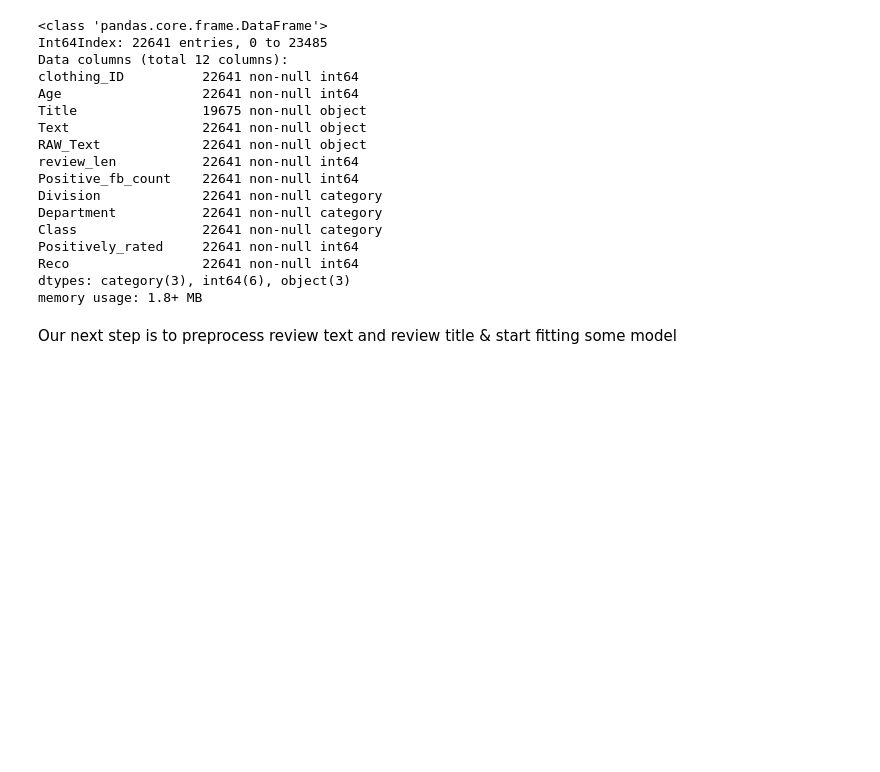
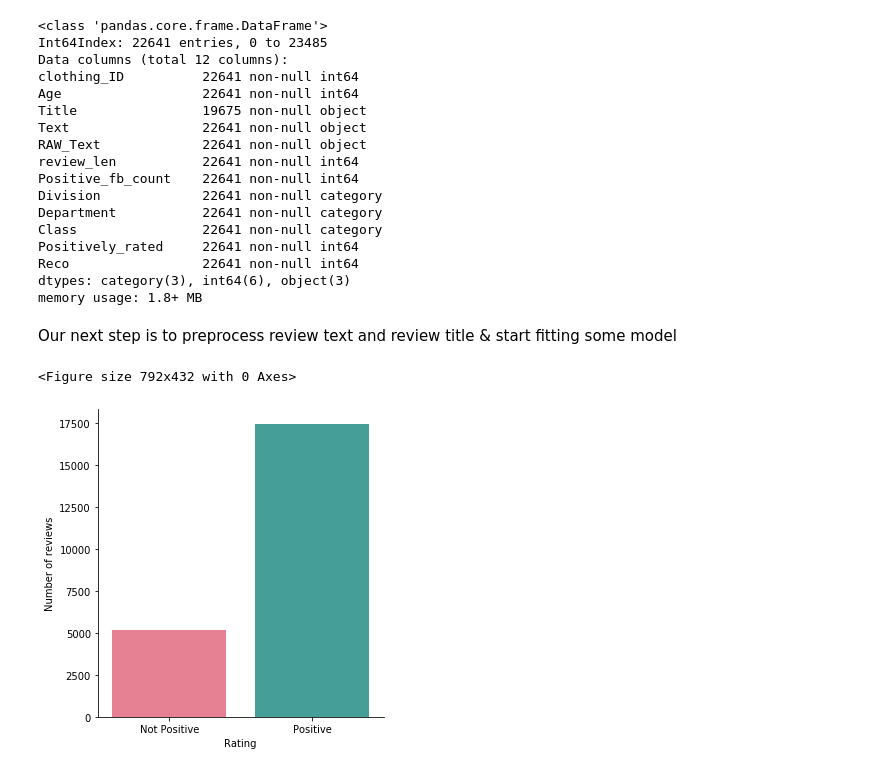
Before and after one commit to ZeeTsing/Ecommerce_women_clothing, a Jupyter notebook: 0_Data_cleaning_EDA.ipynb, the cells around one changed output. Drawn from its saved outputs; the diff is of its cells as text; code cells hidden in the pictures; blank space fills up the shorter version.

```diff
--- a/0_Data_cleaning_EDA.ipynb
+++ b/0_Data_cleaning_EDA.ipynb
@@ -299,3 +298,15 @@ memory usage: 1.8+ MB
 df.to_pickle('cleaned_df.pkl')
 # %% [markdown]
 Our next step is to preprocess review text and review title & start fitting some model
+# %%
+plt.figure(figsize=(11,6))
+g = sns.catplot(x='Positively_rated',data = df,kind='count',palette = 'husl')
+ax = plt.gca()
+ax.set_xticklabels(['Not Positive','Positive'])
+ax.set_xlabel('Rating')
+ax.set_ylabel('Number of reviews')
+plt.tight_layout()
+plt.savefig('output/reco_binary_rating_plot.png')
+# %% [output]
+<Figure size 792x432 with 0 Axes>
+[figure, added]
```
Also changed, not shown: parts of 4 cells of this notebook, 1 other file.
